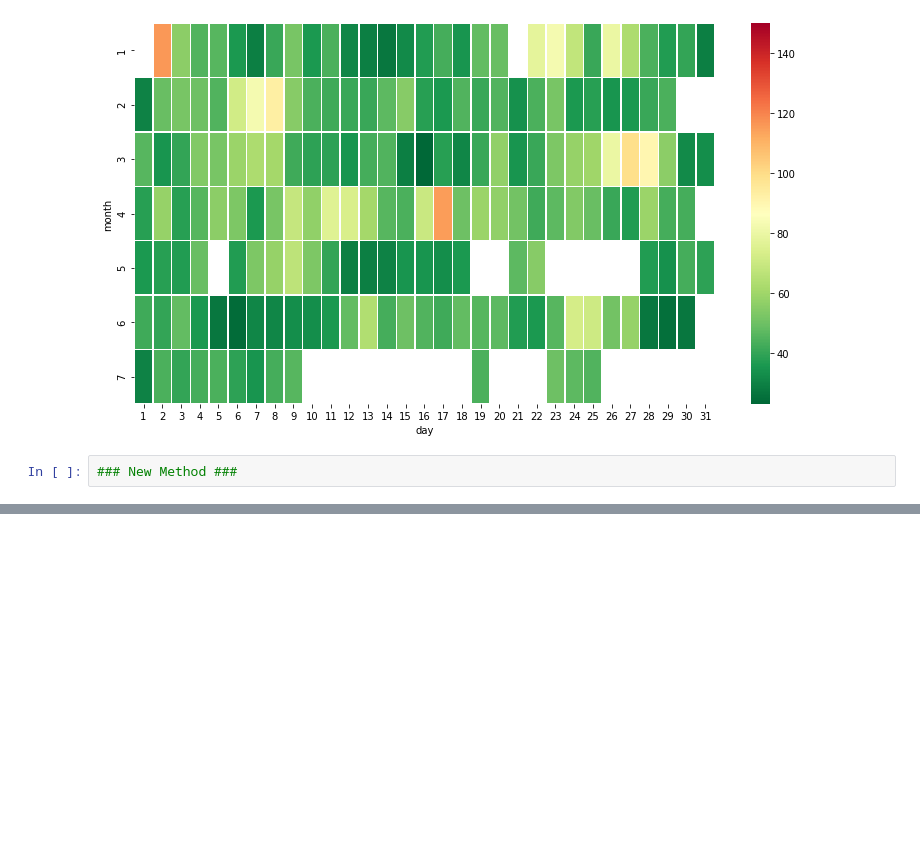
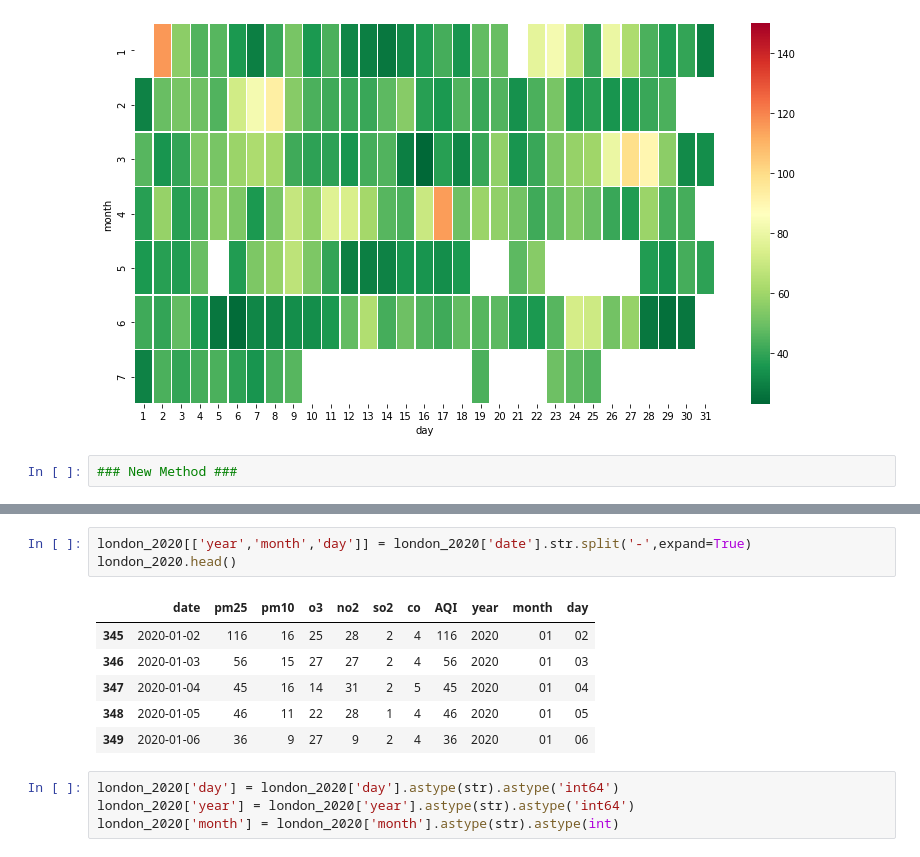
Before and after one commit to HaydenRubin/COVID-19-air-quality-2020, a Jupyter notebook: CalendarHeatmaps/londonAQ.ipynb, the cells around one changed output, grey strips where cells are left out. Saved outputs shown, nothing was run; the diff lists cells and outputs as text; blank space fills up the shorter version.

```diff
--- a/CalendarHeatmaps/londonAQ.ipynb
+++ b/CalendarHeatmaps/londonAQ.ipynb
@@ -96,0 +154,14 @@ FileNotFoundError: [Errno 2] File ../CleanDatasets/london_AQI.csv does not exist
+# %%
+london_2020[['year','month','day']] = london_2020['date'].str.split('-',expand=True)
+london_2020.head()
+# %% [output]
+|  | date | pm25 | pm10 | o3 | no2 | so2 | co | AQI | year | month | day |
+| 345 | 2020-01-02 | 116 | 16 | 25 | 28 | 2 | 4 | 116 | 2020 | 01 | 02 |
+| 346 | 2020-01-03 | 56 | 15 | 27 | 27 | 2 | 4 | 56 | 2020 | 01 | 03 |
+| 347 | 2020-01-04 | 45 | 16 | 14 | 31 | 2 | 5 | 45 | 2020 | 01 | 04 |
+| 348 | 2020-01-05 | 46 | 11 | 22 | 28 | 1 | 4 | 46 | 2020 | 01 | 05 |
+| 349 | 2020-01-06 | 36 | 9 | 27 | 9 | 2 | 4 | 36 | 2020 | 01 | 06 |
+# %%
+london_2020['day'] = london_2020['day'].astype(str).astype('int64')
+london_2020['year'] = london_2020['year'].astype(str).astype('int64')
+london_2020['month'] = london_2020['month'].astype(str).astype(int)
```
Also changed, not shown: parts of 11 cells of this notebook, 2 other files.
